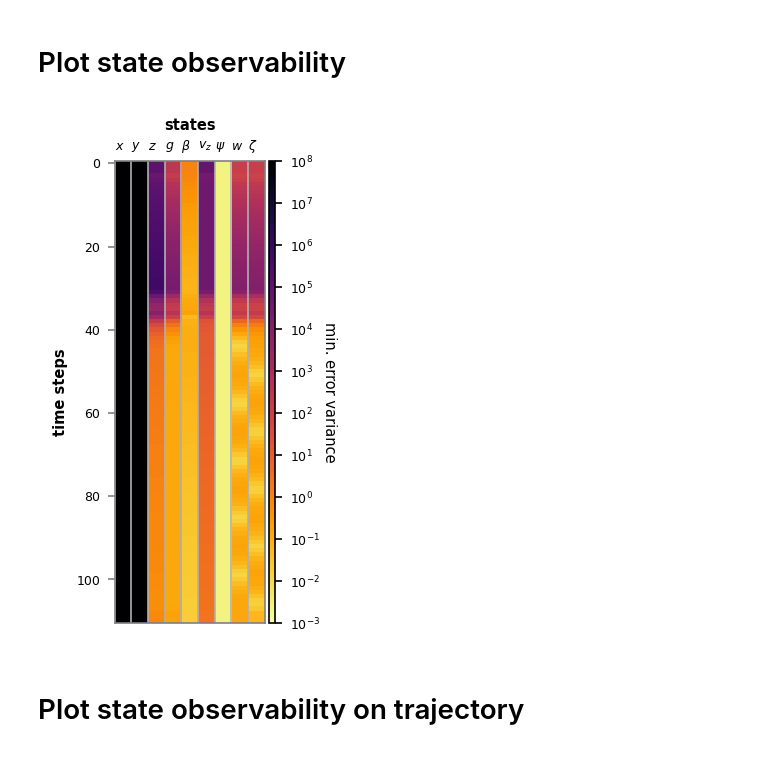
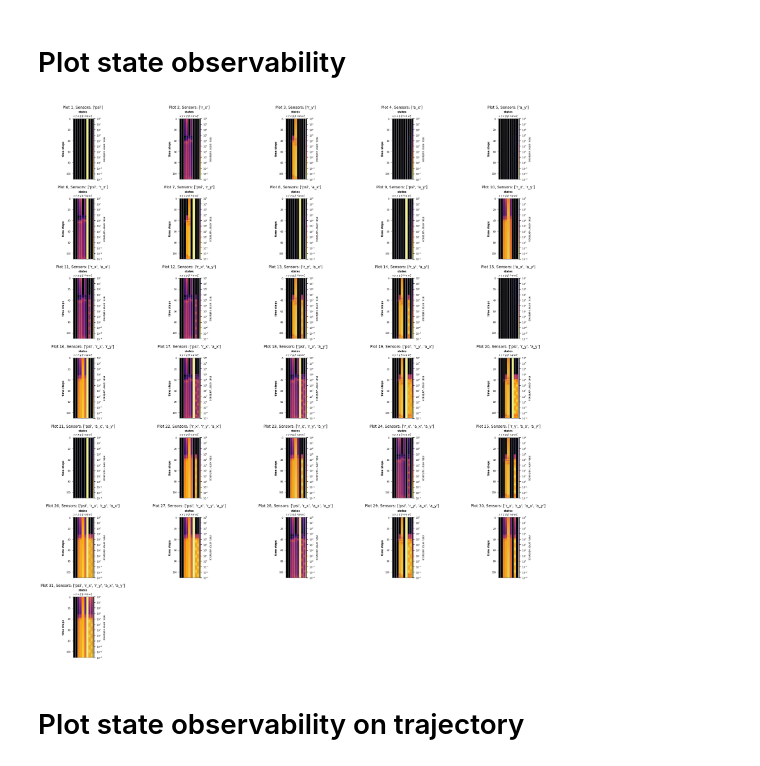
Before and after one commit to jadenmecham/conSensus, a Jupyter notebook: examples/example_observability_ekf.ipynb, the cells around one changed output. Drawn from its saved outputs; the diff is of its cells as text; code cells hidden in the pictures.

Commit message:
plot observability for all sensor combinations

```diff
--- a/examples/example_observability_ekf.ipynb
+++ b/examples/example_observability_ekf.ipynb
@@ -173,6 +174,9 @@ R = {'psi': R, 'r_x': R, 'r_y': R, 'a_x': R, 'a_y': R, 'u_x': R, 'u_y': R, 'u_ps
 # Choose sensors to use from O
 o_sensors = ['psi', 'r_x', 'r_y', 'a_x', 'a_y']
 
+# get unique combinations of sensors
+o_sensors = consensus.uniqueSensorCombos(o_sensors)
+
 # Chose states to use from O
 # o_states = None  # None to use all states, otherwise specify a list of states to use
 o_states = list(O_sliding[0].columns)[0:9]  # to not use the motor calibration states
@@ -181,10 +185,13 @@ o_states = list(O_sliding[0].columns)[0:9]  # to not use the motor calibration s
 window_size = 4
 o_time_steps = np.arange(0, window_size, step=1)
 
-# Compute the Fisher information & inverse for each window and store the minimum error variance
-SFO = SlidingFisherObservability(SEOM.O_df_sliding, time=SEOM.t_sim, lam=1e-8, R=R,
-                                 states=o_states, sensors=o_sensors, time_steps=o_time_steps, w=None)
+EV_all = []
+for i in range(len(o_sensors)):
+    # Compute the Fisher information & inverse for each window and store the minimum error variance
+    SFO = SlidingFisherObservability(SEOM.O_df_sliding, time=SEOM.t_sim, lam=1e-8, R=R,
+                                    states=o_states, sensors=o_sensors[i], time_steps=o_time_steps, w=None)
 
-# Pull out minimum error variance
-# 'time' column is the time vector shifted forward by w/2 and 'time_initial' is the original time
-EV_aligned = SFO.get_minimum_error_variance()
+    # Pull out minimum error variance
+    # 'time' column is the time vector shifted forward by w/2 and 'time_initial' is the original time
+    EV_aligned = SFO.get_minimum_error_variance()
+    EV_all.append(EV_aligned)
@@ -191,12 +201,43 @@ EV_aligned = SFO.get_minimum_error_variance()
 # %% [markdown]
 # Plot state observability
 # %%
-EV = EV_aligned.iloc[:, 2:]
-error_variance = EV.ffill().bfill()
-cnorm, cmap, log_ticks = ff.plot_heatmap_log_timeseries(error_variance.values, data_labels=list(EV.columns),
-                                                        log_ticks=(-3, 8), y_label='min. error variance')
+# for i in range(len(EV_all)):
+#     EV = EV_all[i].iloc[:, 2:]
+#     error_variance = EV.ffill().bfill()
+#     cnorm, cmap, log_ticks = ff.plot_heatmap_log_timeseries(error_variance.values, data_labels=list(EV.columns),
+#                                                             log_ticks=(-3, 8), y_label='min. error variance')
+
+import math
+
+n = len(EV_all)  # number of sensor combinations
+cols = 5
+rows = math.ceil(n / cols)
+
+fig, axes = plt.subplots(rows, cols, figsize=(4 * cols, 3 * rows))
+axes = axes.flatten()  # Flatten in case it's a 2D array
+
+for i in range(n):
+    EV = EV_all[i].iloc[:, 2:]
+    error_variance = EV.ffill().bfill()
+
+    ax = axes[i]
+    ff.plot_heatmap_log_timeseries(
+        error_variance.values,
+        data_labels=list(EV.columns),
+        log_ticks=(-3, 8),
+        y_label='min. error variance',
+        ax=ax  # Pass the subplot axis
+    )
+    ax.set_title(f'Plot {i+1}, Sensors: {o_sensors[i]}', fontsize=10)
+
+# Hide any unused subplots
+for j in range(n, len(axes)):
+    fig.delaxes(axes[j])
+
+plt.tight_layout()
+plt.show()
 # %% [output]
-[figure, old version]
+[figure, new version]
 # %% [markdown]
 # Plot state observability on trajectory
 # %%
```
Also changed, not shown: parts of 2 cells of this notebook, 4 other files.
